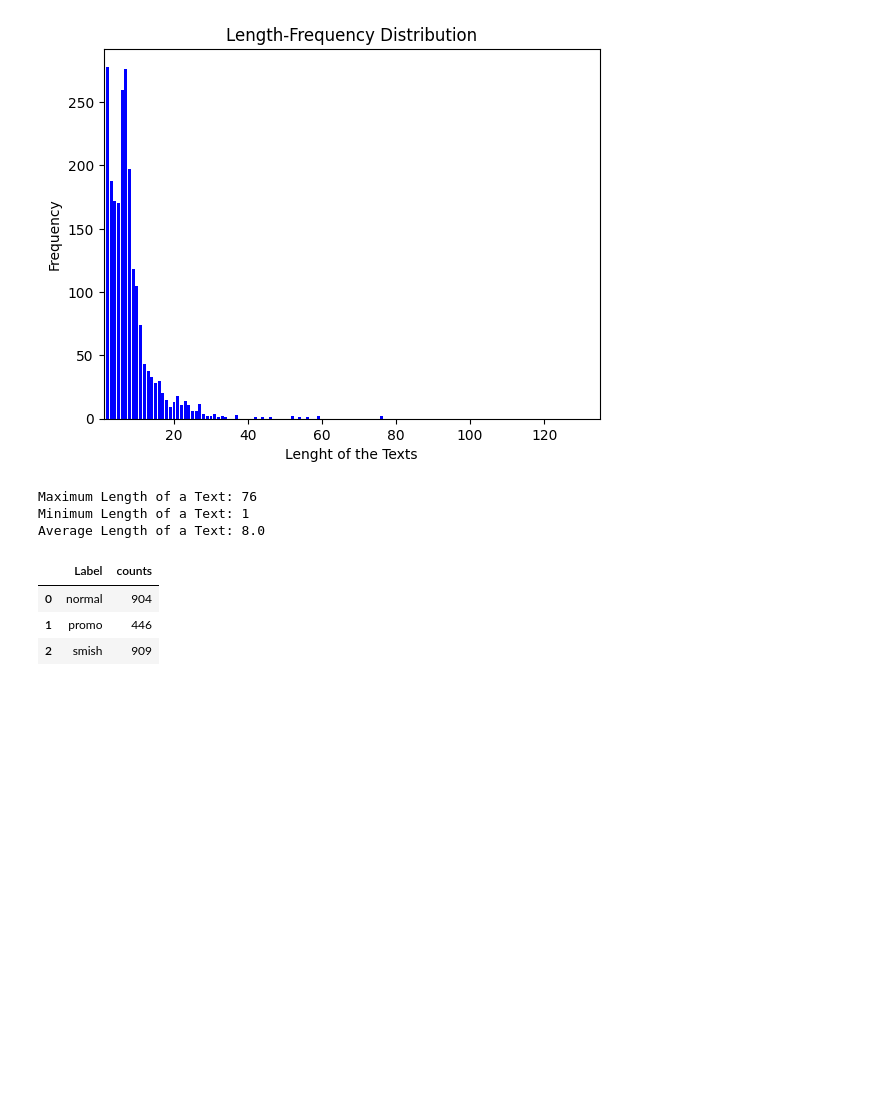
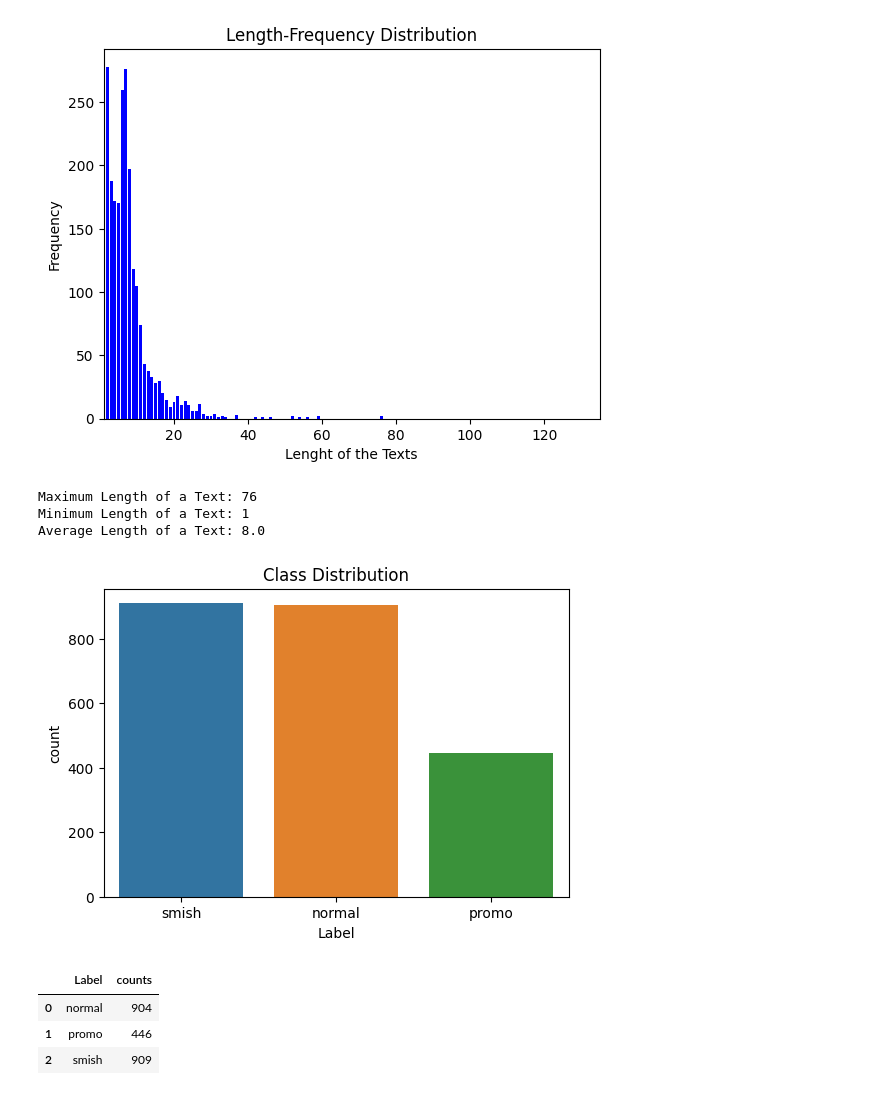
Before and after one commit to S4DIB/bengali-sms-fraud-detection-using-supervised-learning, a Jupyter notebook: Bengali Sms Fraud Detection.ipynb, the cells around one changed output. Saved outputs shown, nothing was run; the diff lists cells and outputs as text; code cells hidden in the pictures; blank space fills up the shorter version.

```diff
--- a/Bengali Sms Fraud Detection.ipynb
+++ b/Bengali Sms Fraud Detection.ipynb
@@ -204,6 +197,13 @@ print(f"Average Length of a Text: {round(np.mean(dataset.TextLength),0)}")
 Maximum Length of a Text: 76
 Minimum Length of a Text: 1
 Average Length of a Text: 8.0
+# %%
+plt.figure(figsize=(6,4))
+sns.countplot(data=dataset, x='Label')
+plt.title('Class Distribution')
+plt.show()
+# %% [output]
+[figure, added]
 # %%
 dataset.groupby('Label').size().reset_index(name='counts')
 # %% [output]
```
Also changed, not shown: parts of 6 cells of this notebook.
